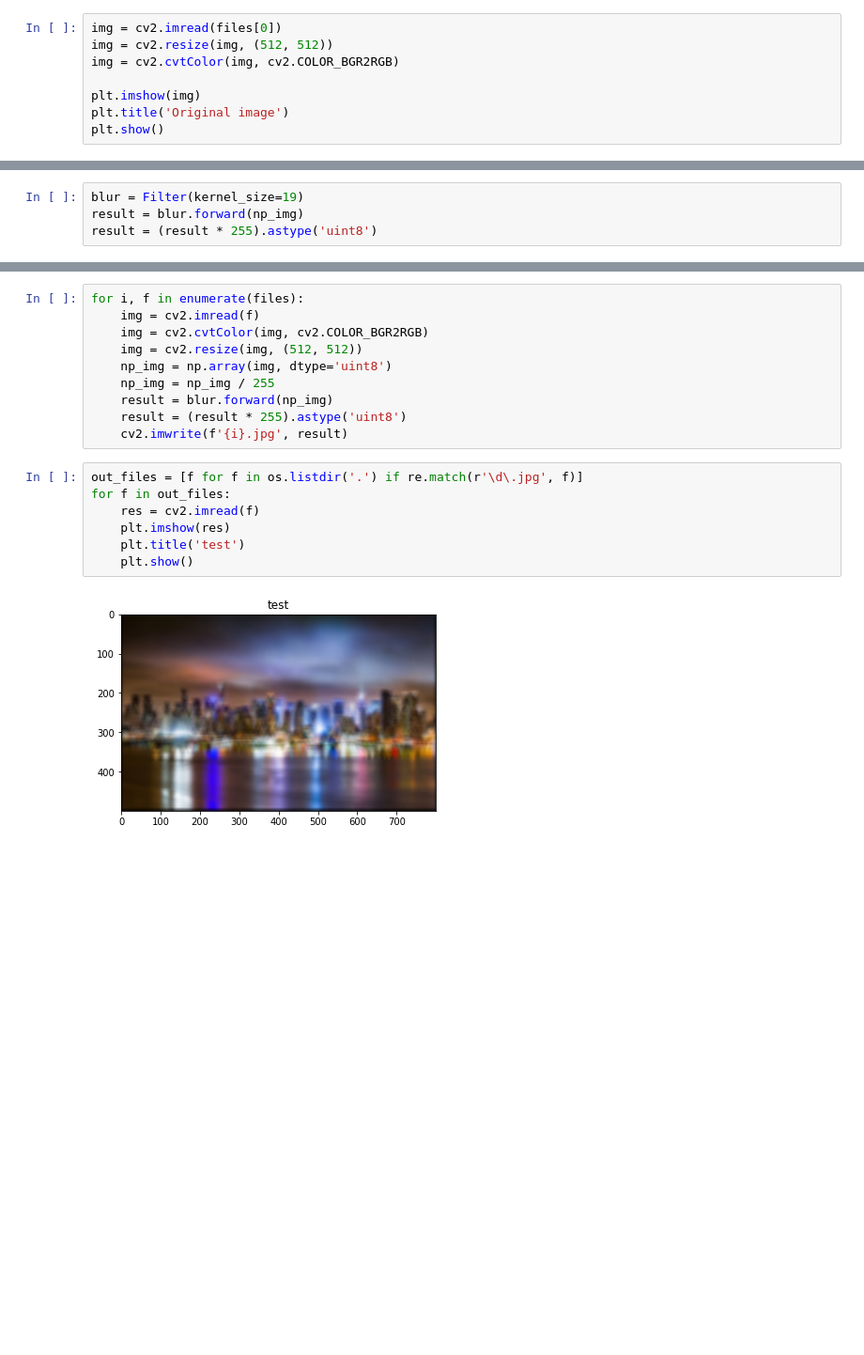
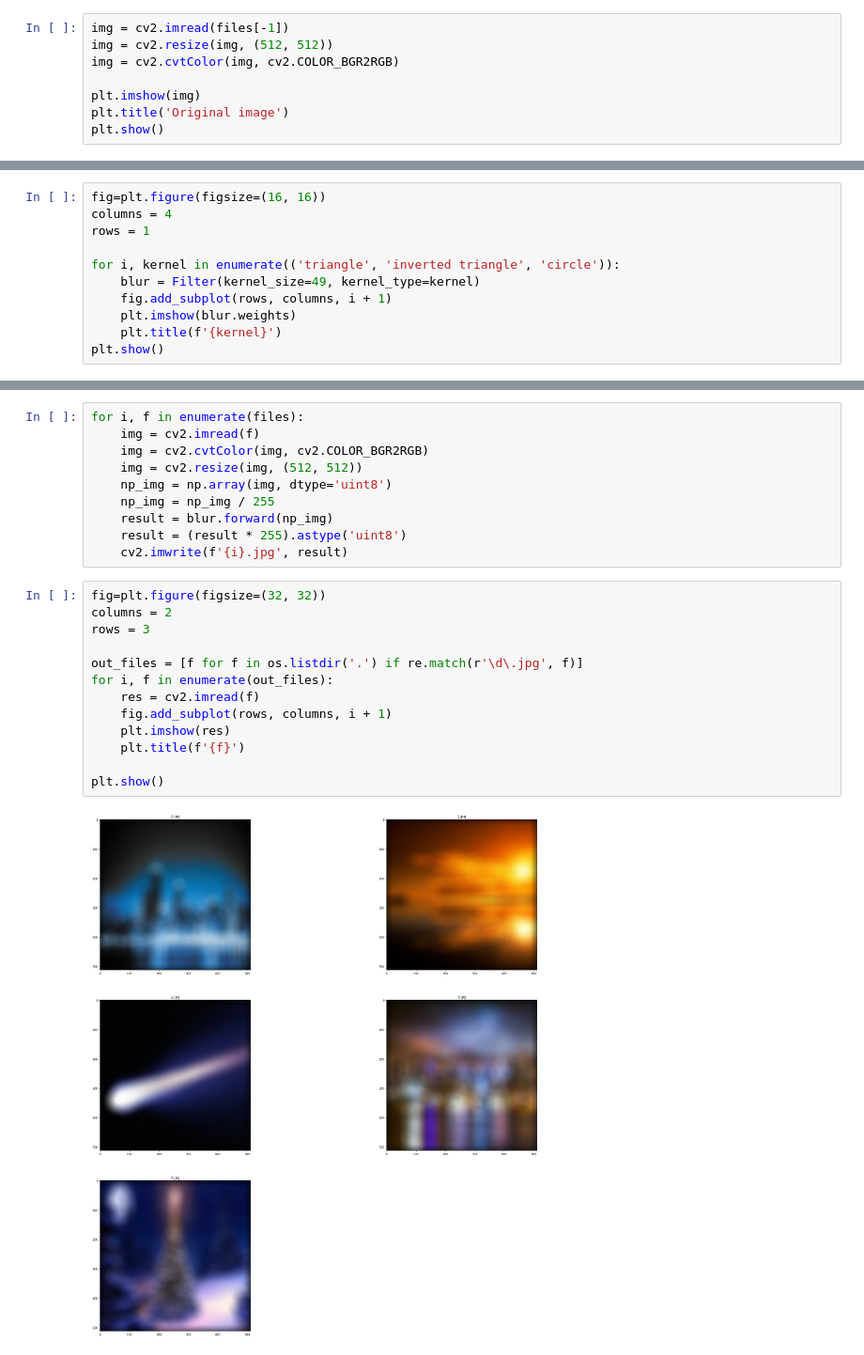
Before and after one commit to delta-t/BokehFilter, a Jupyter notebook: main.ipynb, the cells around one changed output, grey strips where cells are left out. Shown at 94% size. Drawn from its saved outputs; the diff is of its cells as text; blank space fills up the shorter version.

Commit message:
Add inverted triangle as a kernel type

```diff
--- a/main.ipynb
+++ b/main.ipynb
@@ -119,5 +120,5 @@ files
 # %%
-img = cv2.imread(files[0])
+img = cv2.imread(files[-1])
 img = cv2.resize(img, (512, 512))
 img = cv2.cvtColor(img, cv2.COLOR_BGR2RGB)
 
@@ -137,4 +137,0 @@ plt.show()
-# %%
-blur = Filter(kernel_size=19)
-result = blur.forward(np_img)
-result = (result * 255).astype('uint8')
@@ -146,0 +138,11 @@ plt.show()
+# %%
+fig=plt.figure(figsize=(16, 16))
+columns = 4
+rows = 1
+
+for i, kernel in enumerate(('triangle', 'inverted triangle', 'circle')):
+    blur = Filter(kernel_size=49, kernel_type=kernel)
+    fig.add_subplot(rows, columns, i + 1)
+    plt.imshow(blur.weights)
+    plt.title(f'{kernel}')
+plt.show()
@@ -155,11 +167,17 @@ for i, f in enumerate(files):
     result = (result * 255).astype('uint8')
     cv2.imwrite(f'{i}.jpg', result)
 # %%
+fig=plt.figure(figsize=(32, 32))
+columns = 2
+rows = 3
+
 out_files = [f for f in os.listdir('.') if re.match(r'\d\.jpg', f)]
-for f in out_files:
+for i, f in enumerate(out_files):
     res = cv2.imread(f)
+    fig.add_subplot(rows, columns, i + 1)
     plt.imshow(res)
-    plt.title('test')
-    plt.show()
+    plt.title(f'{f}')
+
+plt.show()
 # %% [output]
-[figure, old version]
+[figure, new version]
```
Also changed, not shown: parts of 8 cells of this notebook, 1 other file.
